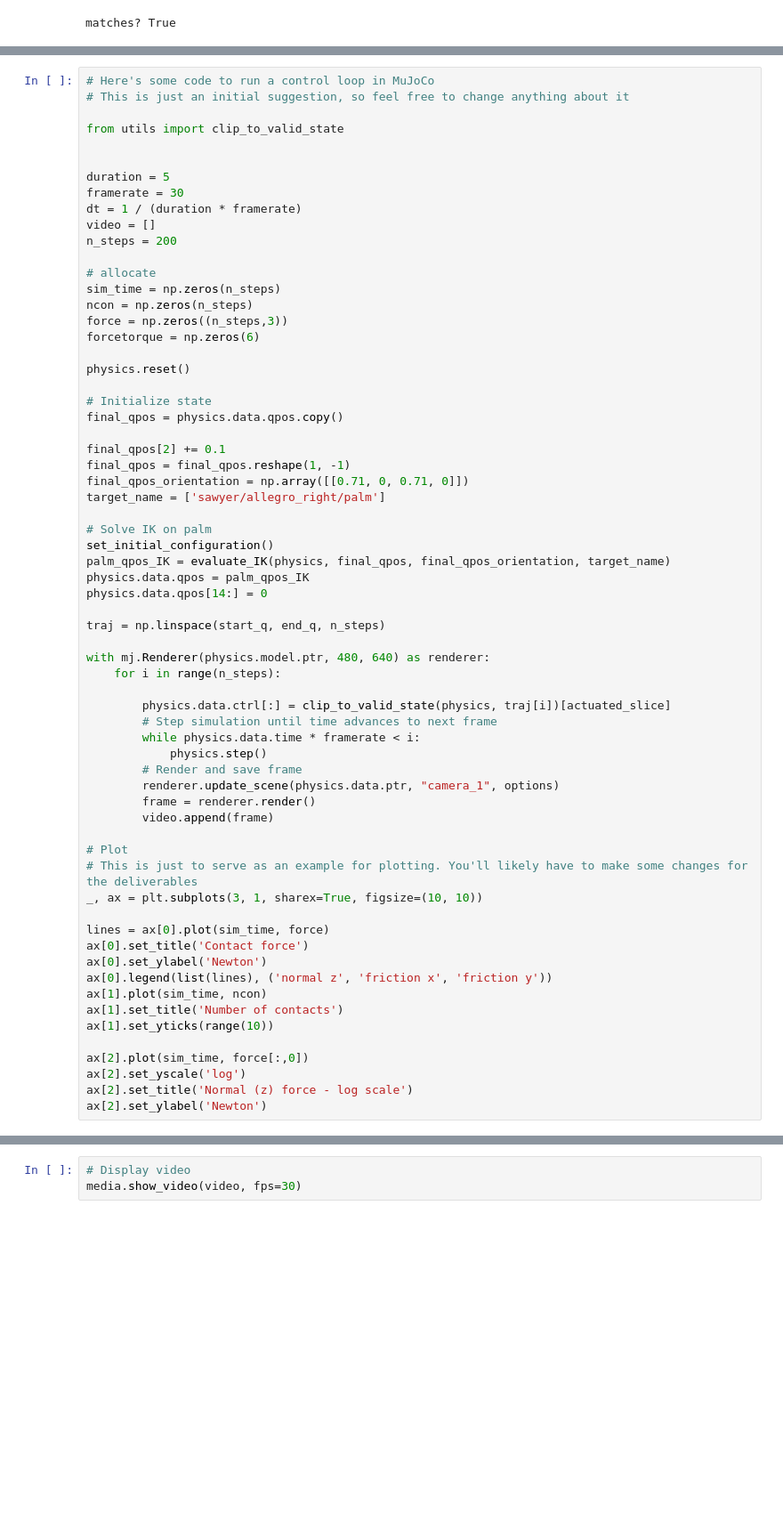
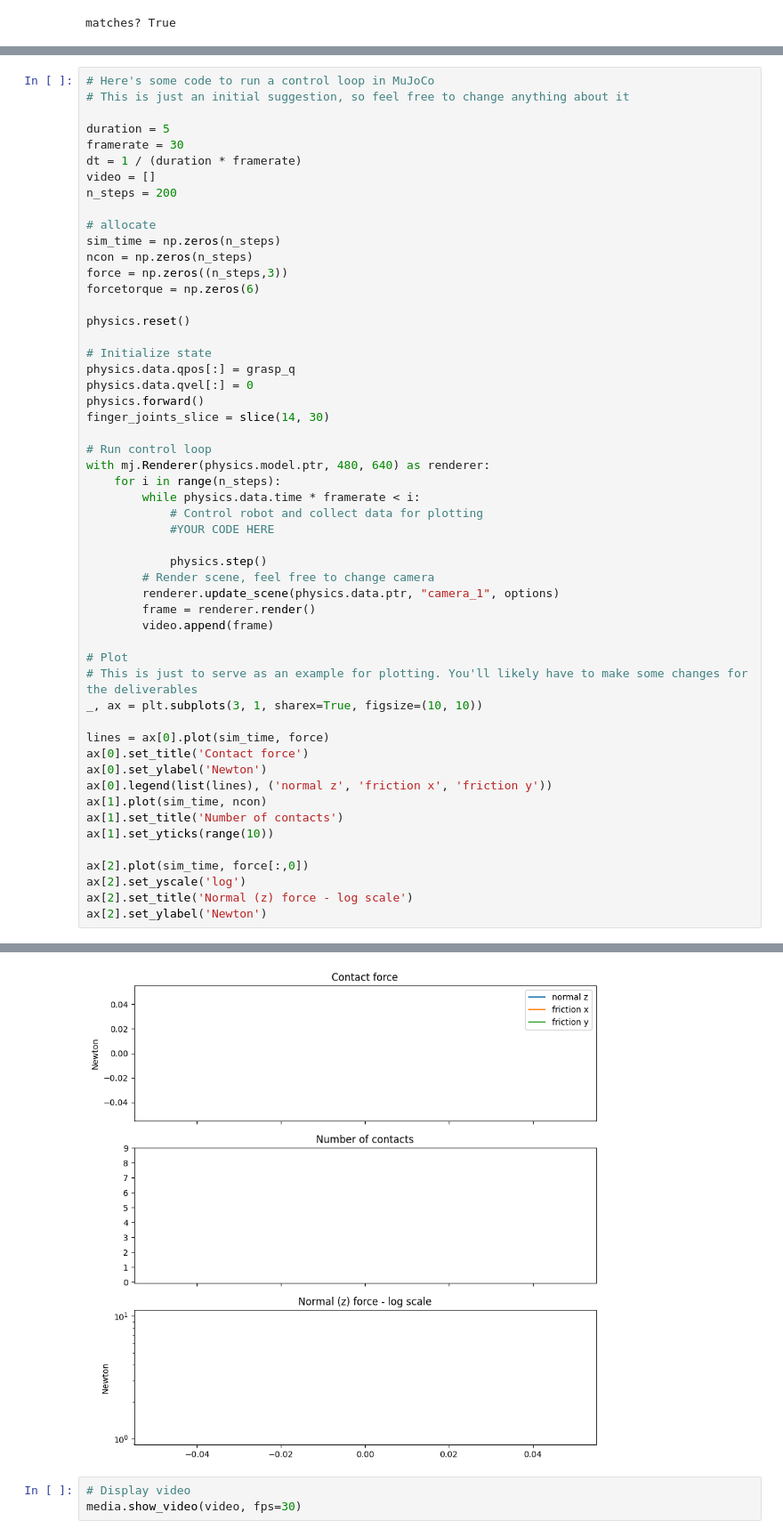
Before and after one commit to YingK8/eeca106b-project, a Jupyter notebook: project4a/main.ipynb, the cells around one changed output, grey strips where cells are left out. Shown at 89% size. Drawn from its saved outputs; the diff is of its cells as text; blank space fills up the shorter version.

Commit message:
Revert "control loop so far"
This reverts commit 9932c4af26e166d6018b4e37595ef4920f80d21e.

```diff
--- a/project4a/main.ipynb
+++ b/project4a/main.ipynb
@@ -416,9 +421,6 @@ with mj.Renderer(physics.model.ptr, 480, 640) as renderer:
 # %%
 # Here's some code to run a control loop in MuJoCo
 # This is just an initial suggestion, so feel free to change anything about it
-
-from utils import clip_to_valid_state
-
 
 duration = 5
 framerate = 30
@@ -435,29 +437,20 @@ forcetorque = np.zeros(6)
 physics.reset()
 
 # Initialize state
-final_qpos = physics.data.qpos.copy()
+physics.data.qpos[:] = grasp_q
+physics.data.qvel[:] = 0
+physics.forward()
+finger_joints_slice = slice(14, 30)
 
-final_qpos[2] += 0.1
-final_qpos = final_qpos.reshape(1, -1)
-final_qpos_orientation = np.array([[0.71, 0, 0.71, 0]])
-target_name = ['sawyer/allegro_right/palm']
-
-# Solve IK on palm
-set_initial_configuration()
-palm_qpos_IK = evaluate_IK(physics, final_qpos, final_qpos_orientation, target_name)
-physics.data.qpos = palm_qpos_IK
-physics.data.qpos[14:] = 0
-
-traj = np.linspace(start_q, end_q, n_steps)
-
+# Run control loop
 with mj.Renderer(physics.model.ptr, 480, 640) as renderer:
     for i in range(n_steps):
+        while physics.data.time * framerate < i:
+            # Control robot and collect data for plotting
+            #YOUR CODE HERE
 
-        physics.data.ctrl[:] = clip_to_valid_state(physics, traj[i])[actuated_slice]
-        # Step simulation until time advances to next frame
-        while physics.data.time * framerate < i:
             physics.step()
-        # Render and save frame
+        # Render scene, feel free to change camera
         renderer.update_scene(physics.data.ptr, "camera_1", options)
         frame = renderer.render()
         video.append(frame)
@@ -483,3 +476,4 @@ ValueError: operands could not be broadcast together with shapes (30,) (3,)
+[figure, added]
 # %%
 # Display video
 media.show_video(video, fps=30)
```
Also changed, not shown: parts of 6 cells of this notebook, 2 other files.
